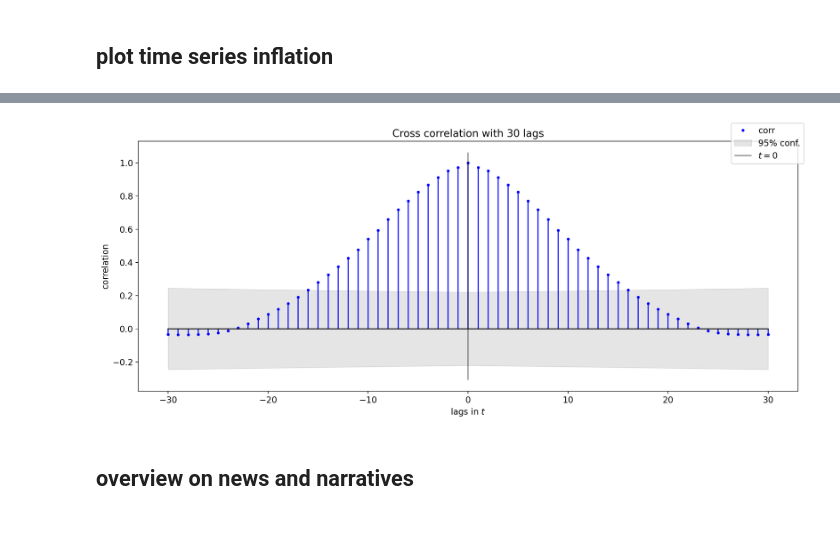
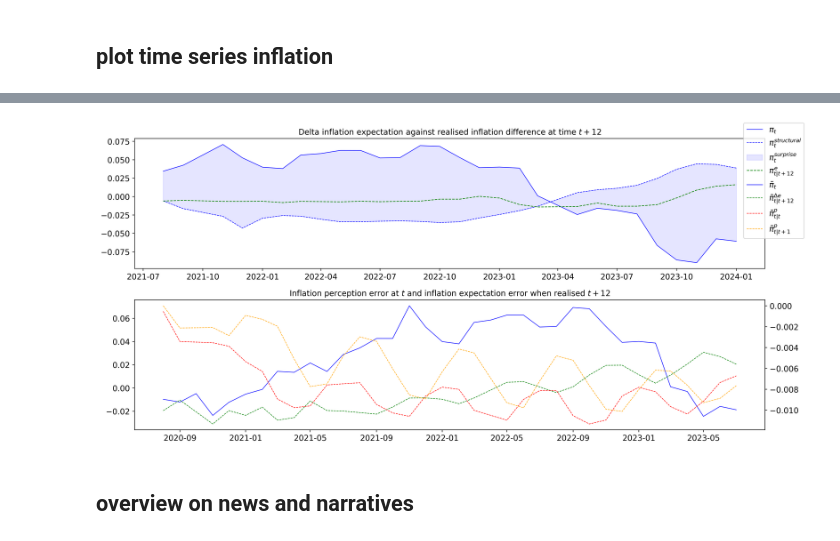
Before and after one commit to lukasgrahl/memoire2, a Jupyter notebook: notebooks/03-analysis_load.ipynb, the cells around one changed output, grey strips where cells are left out. Drawn from its saved outputs; the diff is of its cells as text; code cells hidden in the pictures.

```diff
--- a/notebooks/03-analysis_load.ipynb
+++ b/notebooks/03-analysis_load.ipynb
@@ -98,6 +78,3 @@ df['pi_perc_uncertainty_WY'] = df['pi_perc95_WY'] - df['pi_perc05_WY']
 
 df['pi_exp_uncertainty_MY_F'] = df['pi_exp975_MY_F'] - df['pi_exp025_MY_F']
 df['pi_perc_uncertainty_MY'] = df['pi_perc95_MY'] - df['pi_perc05_MY']
-# %%
-df = df.join(pi_shift, how='left')
-df.index.name = 'date_recorded'
@@ -275,6 +289,27 @@ save_fig(fig, 'plot_inflation.png')
-# %%
-xcorr(pi.pi_de_estimate_Y.dropna(), n_lags=30);
-# %% [output]
-[figure, removed]
+# %%
+fig, ax = plt.subplots(2,1, figsize=(15,7), dpi=400)
+
+ax[0].plot(sub2['pi_de_Y_diff'], color='blue', lw=.8, label='$\pi_t$')
+ax[0].plot(sub2['pi_de_estimate_Y_diff'], color='blue', linestyle='dashed', lw=.8, label='$\pi^{structural}_t$')
+ax[0].fill_between(sub2.index, sub2['pi_de_estimate_Y_diff'], sub2['pi_de_Y_diff'], color='blue', alpha=.1, label="$\pi^{surprise}_t$",)
+ax[0].plot(sub2['delta_pe_MY_F'].loc[:pi.index.max()], color='green', linestyle='dashed', lw=1, label=r'$\pi^e_{t|t+12}$')
+ax[0].set_title("Delta inflation expectation against realised inflation difference at time $t+12$", size=12)
+
+
+_pi = pi.loc[sub.index.min(): sub.index.max()].copy()
+ax[1].plot(_pi['pi_de_Y_diff'], color='blue', lw=.8, label='$\~{\pi}_t$')
+ax[1].plot(sub['delta_pe_MY_error_act']/100, lw=.8, color='green', linestyle='dashed', label='$\~{\pi}^{\Delta e}_{t|t+12}$')
+
+ax[1].set_title("Inflation perception error at $t$ and inflation expectation error when realised $t+12$", size=12)
+
+ax22 = ax[1].twinx()
+ax22.plot(sub['pi_perc_MY_error_act']/100, lw=.8, color='red', linestyle='dashed', label='$\~{\pi}^{p}_{t|t}$')
+ax22.plot(sub['pi_perc_MY_S_error_act']/100, lw=.8, color='orange', linestyle='dashed', label='$\~{\pi}^{p}_{t|t+1}$')
+
+fig.legend(prop={'size': 12})
+fig.tight_layout()
+save_fig(fig, 'plot_inflation2.png')
+# %% [output]
+[figure, added]
 # %% [markdown]
 ## overview on news and narratives
```
Also changed, not shown: parts of 36 cells of this notebook, 7 other files.
